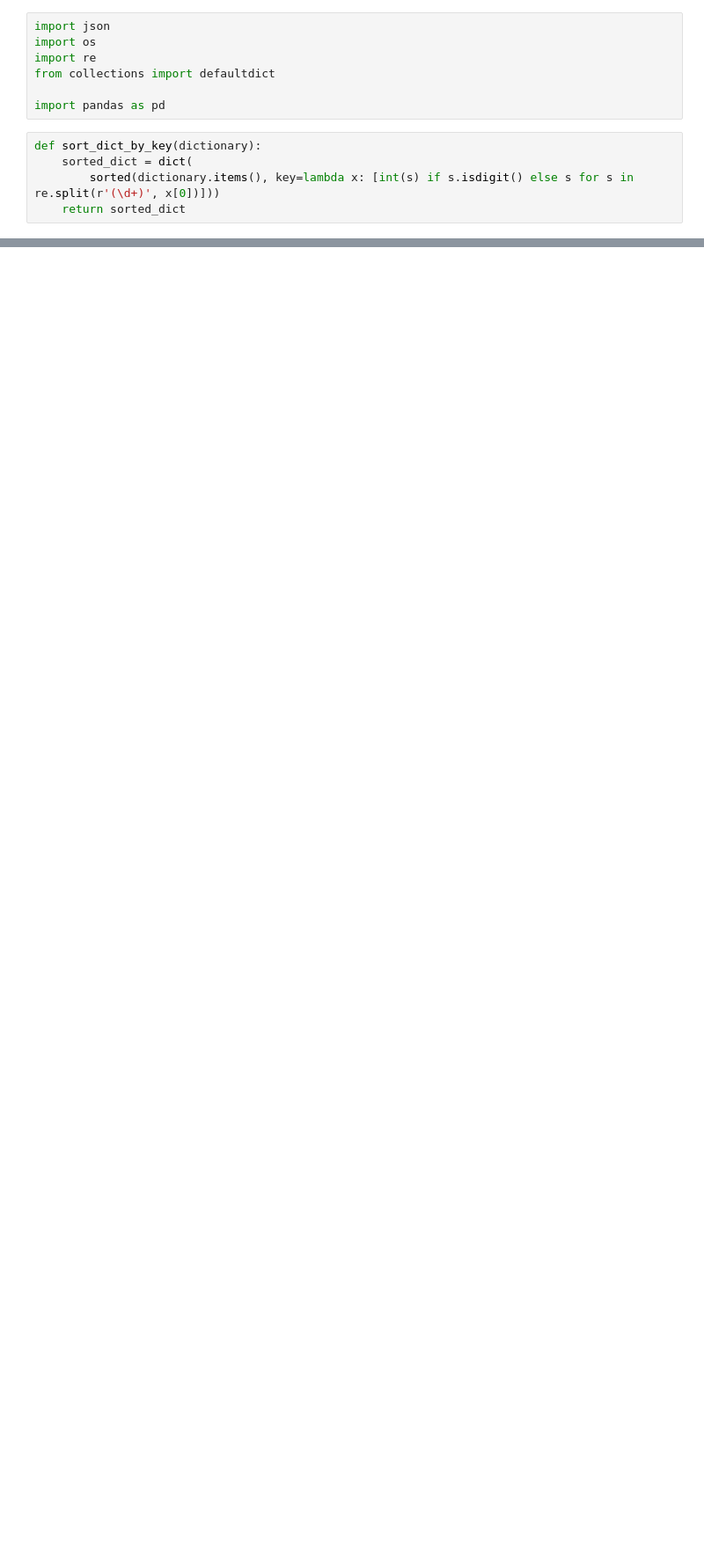
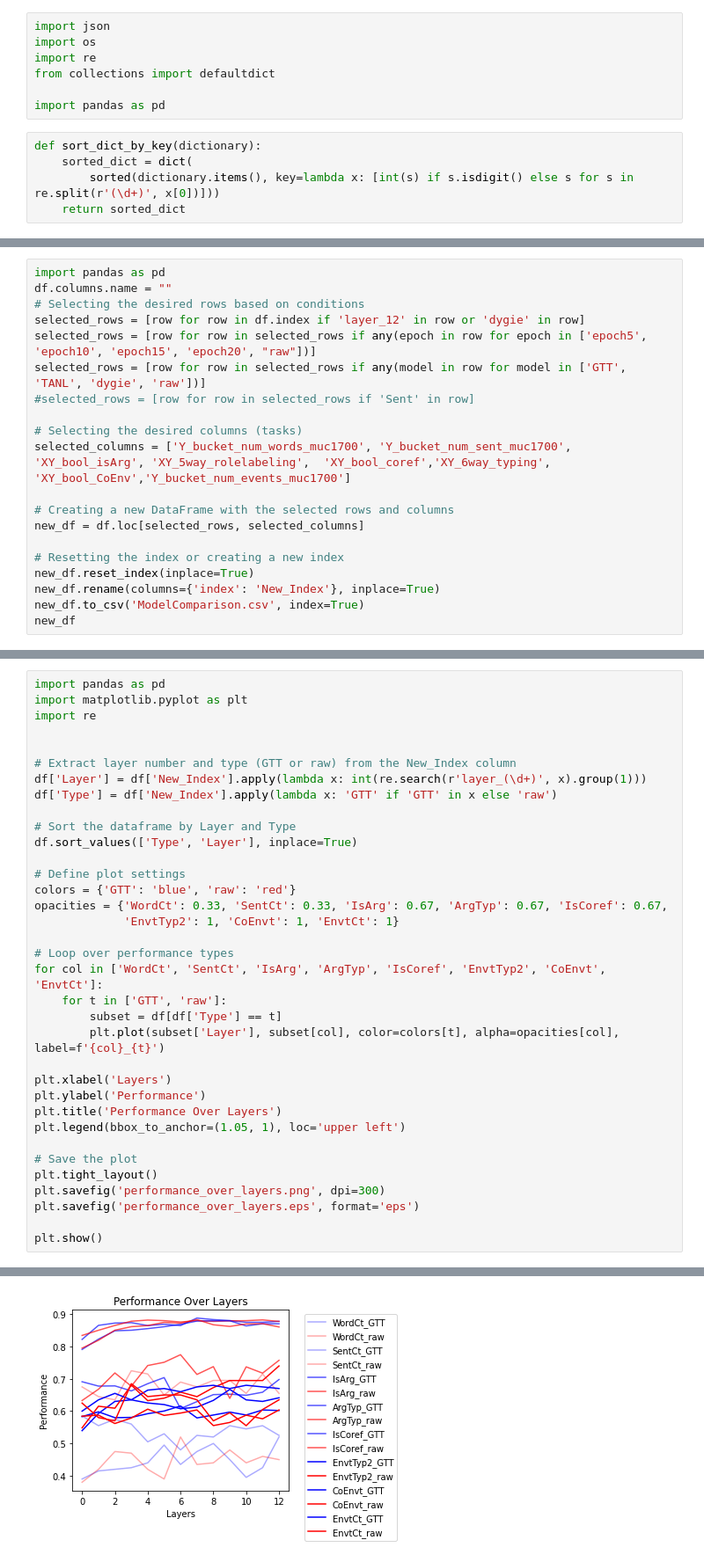
Before and after one commit to GithuBarry/DocIE-Probing, a Jupyter notebook: Probing/Code/data_analysis.ipynb, the cells around one changed output, grey strips where cells are left out. Shown at 88% size. Drawn from its saved outputs; the diff is of its cells as text; blank space fills up the shorter version.

```diff
--- a/Probing/Code/data_analysis.ipynb
+++ b/Probing/Code/data_analysis.ipynb
@@ -226,0 +177,20 @@ for test_name in test_names:
+# %%
+import pandas as pd
+df.columns.name = ""
+# Selecting the desired rows based on conditions
+selected_rows = [row for row in df.index if 'layer_12' in row or 'dygie' in row]
+selected_rows = [row for row in selected_rows if any(epoch in row for epoch in ['epoch5', 'epoch10', 'epoch15', 'epoch20', "raw"])]
+selected_rows = [row for row in selected_rows if any(model in row for model in ['GTT', 'TANL', 'dygie', 'raw'])]
+#selected_rows = [row for row in selected_rows if 'Sent' in row]
+
+# Selecting the desired columns (tasks)
+selected_columns = ['Y_bucket_num_words_muc1700', 'Y_bucket_num_sent_muc1700',  'XY_bool_isArg', 'XY_5way_rolelabeling',  'XY_bool_coref','XY_6way_typing', 'XY_bool_CoEnv','Y_bucket_num_events_muc1700']
+
+# Creating a new DataFrame with the selected rows and columns
+new_df = df.loc[selected_rows, selected_columns]
+
+# Resetting the index or creating a new index
+new_df.reset_index(inplace=True)
+new_df.rename(columns={'index': 'New_Index'}, inplace=True)
+new_df.to_csv('ModelComparison.csv', index=True)
+new_df
@@ -226,0 +478,36 @@ for test_name in test_names:
+# %%
+import pandas as pd
+import matplotlib.pyplot as plt
+import re
+
+
+# Extract layer number and type (GTT or raw) from the New_Index column
+df['Layer'] = df['New_Index'].apply(lambda x: int(re.search(r'layer_(\d+)', x).group(1)))
+df['Type'] = df['New_Index'].apply(lambda x: 'GTT' if 'GTT' in x else 'raw')
+
+# Sort the dataframe by Layer and Type
+df.sort_values(['Type', 'Layer'], inplace=True)
+
+# Define plot settings
+colors = {'GTT': 'blue', 'raw': 'red'}
+opacities = {'WordCt': 0.33, 'SentCt': 0.33, 'IsArg': 0.67, 'ArgTyp': 0.67, 'IsCoref': 0.67,
+             'EnvtTyp2': 1, 'CoEnvt': 1, 'EnvtCt': 1}
+
+# Loop over performance types
+for col in ['WordCt', 'SentCt', 'IsArg', 'ArgTyp', 'IsCoref', 'EnvtTyp2', 'CoEnvt', 'EnvtCt']:
+    for t in ['GTT', 'raw']:
+        subset = df[df['Type'] == t]
+        plt.plot(subset['Layer'], subset[col], color=colors[t], alpha=opacities[col], label=f'{col}_{t}')
+
+plt.xlabel('Layers')
+plt.ylabel('Performance')
+plt.title('Performance Over Layers')
+plt.legend(bbox_to_anchor=(1.05, 1), loc='upper left')
+
+# Save the plot
+plt.tight_layout()
+plt.savefig('performance_over_layers.png', dpi=300)
+plt.savefig('performance_over_layers.eps', format='eps')
+
+plt.show()
+# %% [output]
@@ -226,0 +531 @@ for test_name in test_names:
+[figure, added]
```
Also changed, not shown: parts of 22 cells of this notebook, 26 other files.
